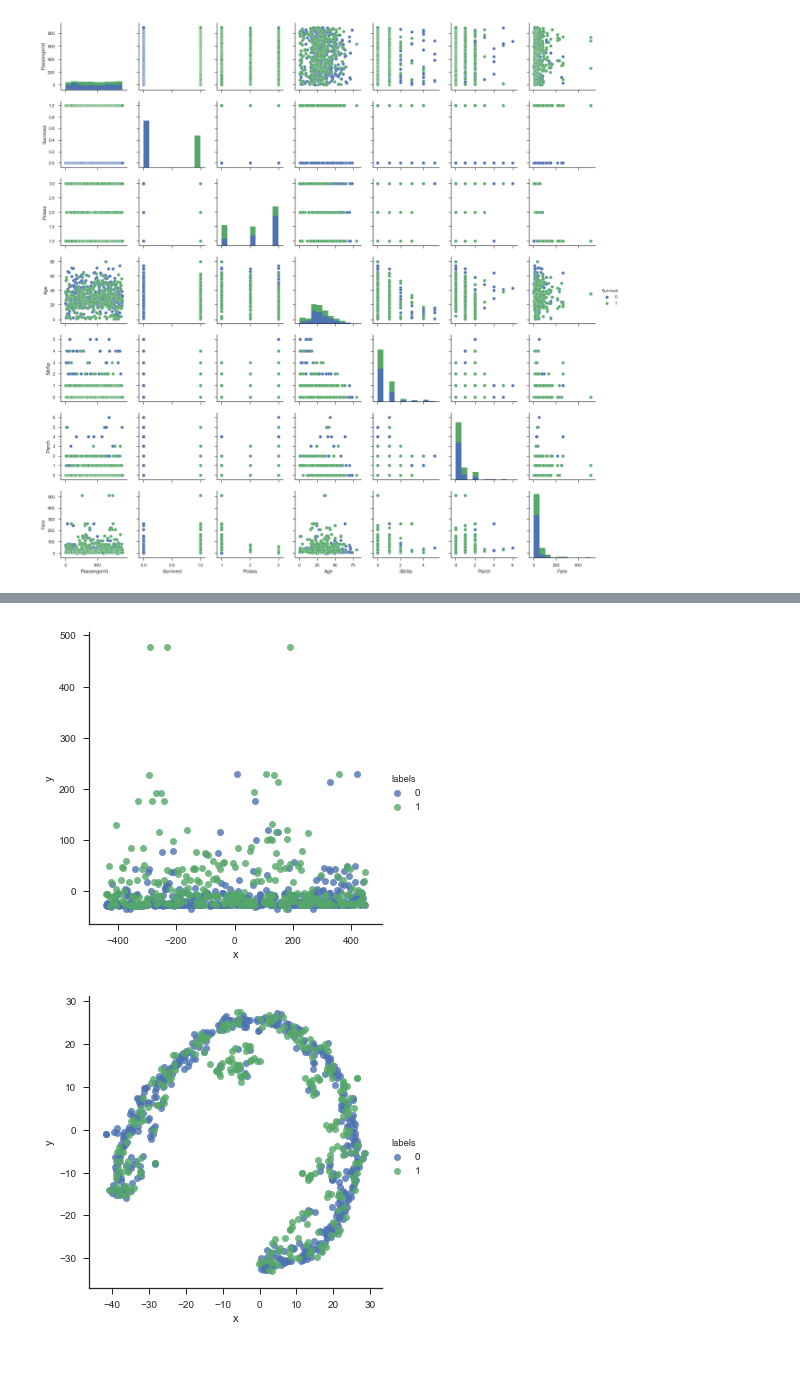
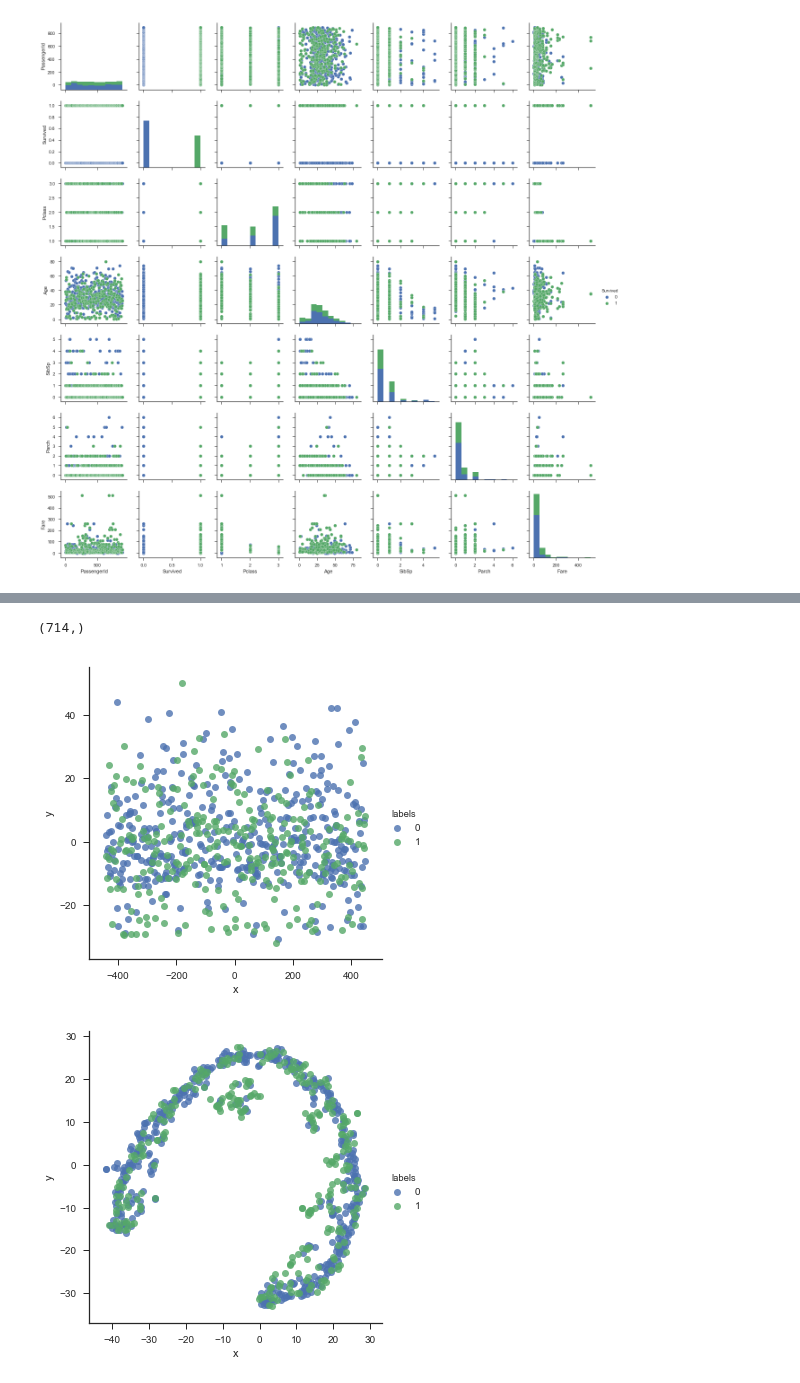
Before and after one commit to thiesgehrmann/kaggle, a Jupyter notebook: titanic/notebook.ipynb, the cells around one changed output, grey strips where cells are left out. Saved outputs shown, nothing was run; the diff lists cells and outputs as text; code cells hidden in the pictures.

```diff
--- a/titanic/notebook.ipynb
+++ b/titanic/notebook.ipynb
@@ -108,23 +132,0 @@ correlationHeatmap(notNanNumericData, doMask=False)
-# %%
-# Perform a PCA
-def plotPCA(data, labels):
-    pcaT  = PCA(n_components=2)
-    pcaD  = pd.DataFrame(pcaT.fit_transform(data))
-    pcaD.columns = ["x", "y"]
-    pcaD["labels"] = labels
-
-    sns.lmplot('x', 'y', data=pcaD, hue="labels", fit_reg=False)
-    plt.show()
-#edef
-
-# Perform a tSNE
-from sklearn.manifold import TSNE
-def plotTSNE(data, labels):
-    tsneT  = TSNE(n_components=2)
-    tsneE  = pd.DataFrame(tsneT.fit_transform(data))
-    tsneE.columns = ["x", "y"]
-    tsneE["labels"] = labels
-
-    sns.lmplot('x', 'y', data=tsneE, hue="labels", fit_reg=False)
-    plt.show()
-#edef
@@ -131,7 +181,8 @@ def plotTSNE(data, labels):
 # %%
-plotPCA(notNanNumericData.drop([labelColumn], axis=1), notNanNumericData[labelColumn].values)
+plotPCA(notNanNumericData.drop([labelColumn], axis=1), labels=notNanNumericData[labelColumn].values, dim1=0, dim2=2)
 # %% [output]
+(714,)
-[figure, old version]
+[figure, new version]
 # %%
 plotTSNE(notNanNumericData.drop([labelColumn], axis=1), notNanNumericData[labelColumn].values)
 # %% [output]
```
Also changed, not shown: parts of 61 cells of this notebook.
